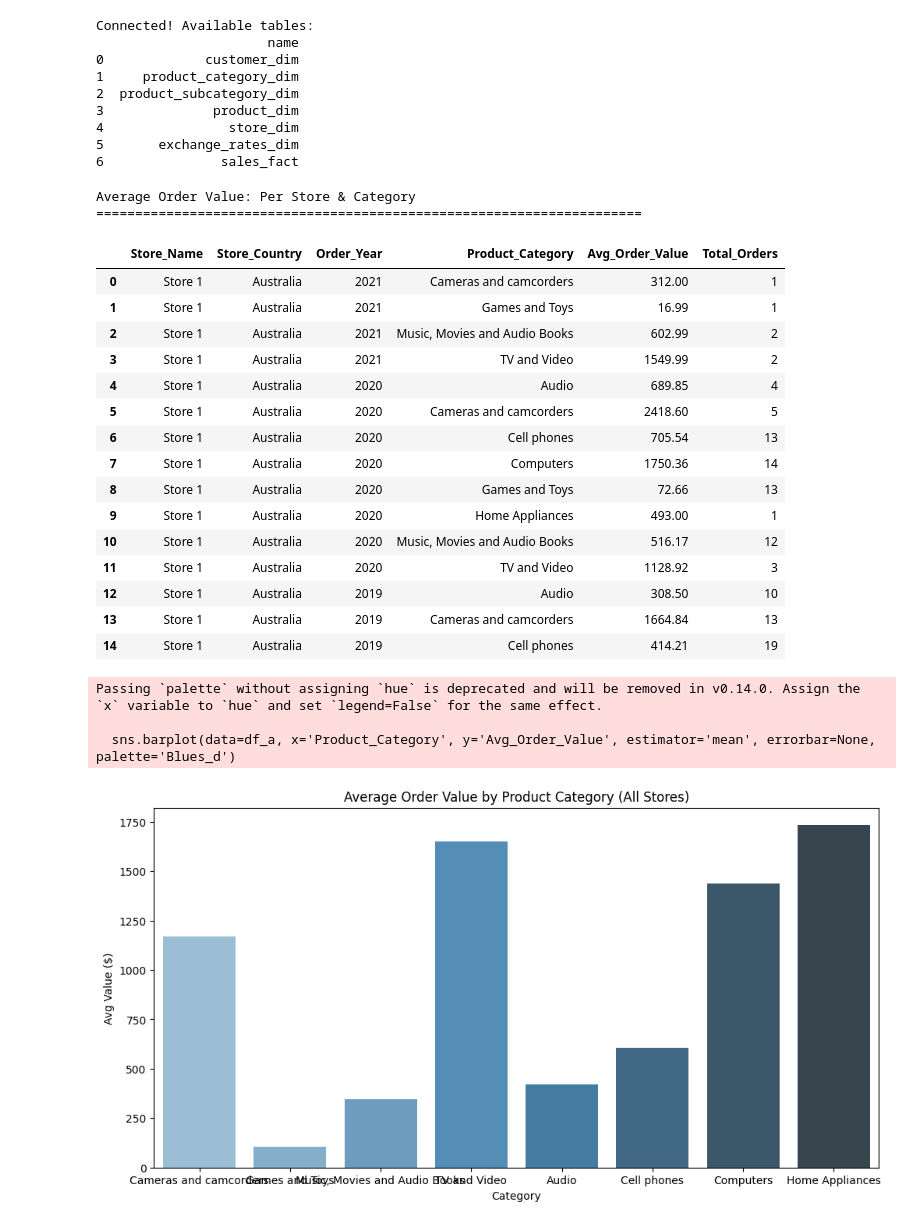
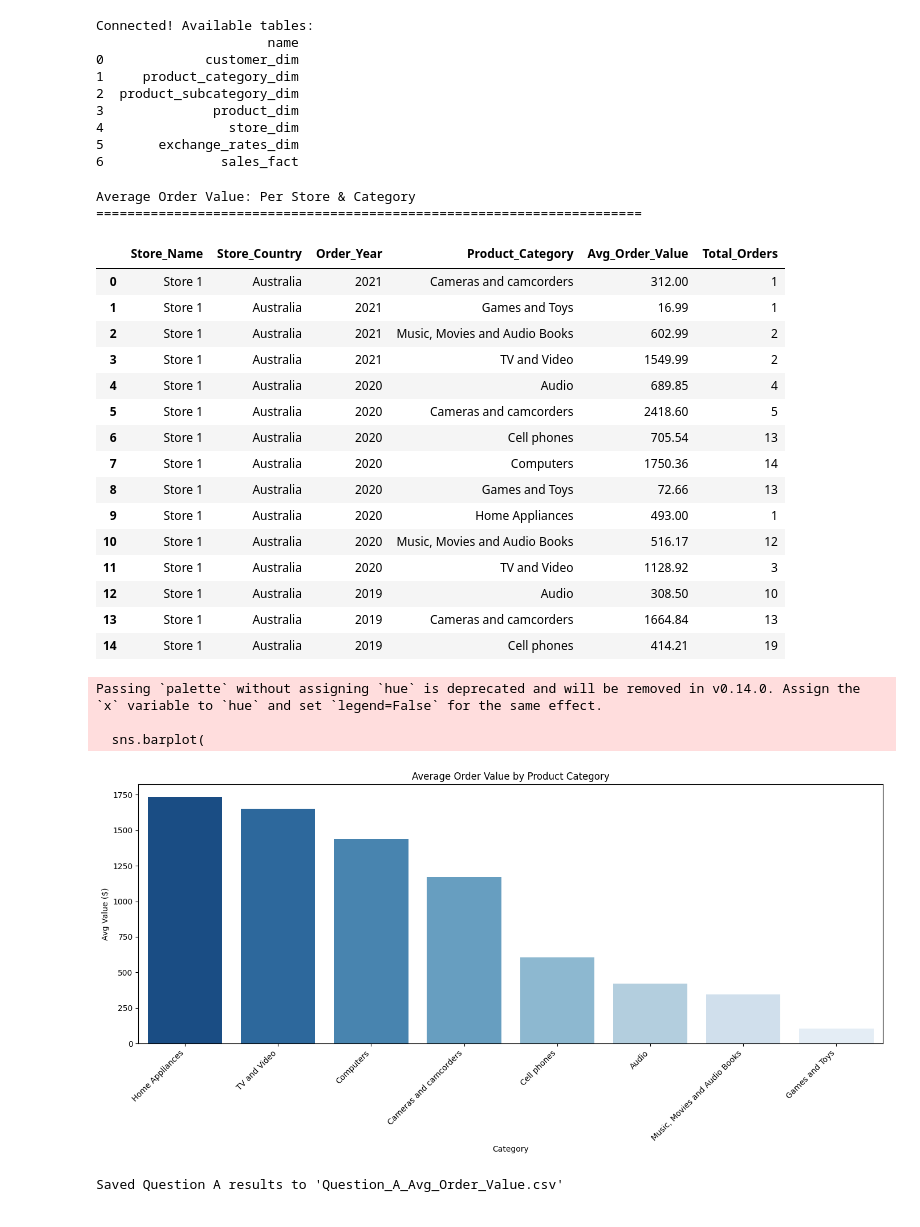
Before and after one commit to mik-chaela/DWBI-Final-Project, a Jupyter notebook: notebooks/analysis.ipynb, the cells around one changed output. Drawn from its saved outputs; the diff is of its cells as text; code cells hidden in the pictures.

Commit message:
with query results in csv format

```diff
--- a/notebooks/analysis.ipynb
+++ b/notebooks/analysis.ipynb
@@ -46,38 +46,54 @@ df_a = pd.read_sql(query_a, engine)
 print("Average Order Value: Per Store & Category")
 print("=" * 70)
 # Show more rows to verify the granularity
 display(df_a.head(15))
 
 # Visualization: Avg Order Value by Category
-plt.figure(figsize=(12, 6))
-sns.barplot(data=df_a, x='Product_Category', y='Avg_Order_Value', estimator='mean', errorbar=None, palette='Blues_d')
-plt.title('Average Order Value by Product Category (All Stores)')
+plt.figure(figsize=(14, 7))
+order = df_a.groupby('Product_Category')['Avg_Order_Value'].mean().sort_values(ascending=False).index
+sns.barplot(
+    data=df_a,
+    x='Product_Category',
+    y='Avg_Order_Value',
+    order=order,
+    estimator='mean',
+    errorbar=None,
+    palette='Blues_r'
+)
+plt.title('Average Order Value by Product Category')
 plt.ylabel('Avg Value ($)')
 plt.xlabel('Category')
+plt.xticks(rotation=45, ha='right')
+plt.tight_layout()
 plt.show()
+
+# Save results to CSV
+df_a.to_csv('Question_A_Avg_Order_Value.csv', index=False)
+print("Saved Question A results to 'Question_A_Avg_Order_Value.csv'")
 # %% [output]
 Average Order Value: Per Store & Category
 ======================================================================
 |  | Store_Name | Store_Country | Order_Year | Product_Category | Avg_Order_Value | Total_Orders |
 | 0 | Store 1 | Australia | 2021 | Cameras and camcorders | 312.00 | 1 |
 | 1 | Store 1 | Australia | 2021 | Games and Toys | 16.99 | 1 |
 | 2 | Store 1 | Australia | 2021 | Music, Movies and Audio Books | 602.99 | 2 |
 | 3 | Store 1 | Australia | 2021 | TV and Video | 1549.99 | 2 |
 | 4 | Store 1 | Australia | 2020 | Audio | 689.85 | 4 |
 | 5 | Store 1 | Australia | 2020 | Cameras and camcorders | 2418.60 | 5 |
 | 6 | Store 1 | Australia | 2020 | Cell phones | 705.54 | 13 |
 | 7 | Store 1 | Australia | 2020 | Computers | 1750.36 | 14 |
 | 8 | Store 1 | Australia | 2020 | Games and Toys | 72.66 | 13 |
 | 9 | Store 1 | Australia | 2020 | Home Appliances | 493.00 | 1 |
 | 10 | Store 1 | Australia | 2020 | Music, Movies and Audio Books | 516.17 | 12 |
 | 11 | Store 1 | Australia | 2020 | TV and Video | 1128.92 | 3 |
 | 12 | Store 1 | Australia | 2019 | Audio | 308.50 | 10 |
 | 13 | Store 1 | Australia | 2019 | Cameras and camcorders | 1664.84 | 13 |
 | 14 | Store 1 | Australia | 2019 | Cell phones | 414.21 | 19 |
 Passing `palette` without assigning `hue` is deprecated and will be removed in v0.14.0. Assign the `x` variable to `hue` and set `legend=False` for the same effect.
 
-  sns.barplot(data=df_a, x='Product_Category', y='Avg_Order_Value', estimator='mean', errorbar=None, palette='Blues_d')
+  sns.barplot(
-[figure, old version]
+[figure, new version]
+Saved Question A results to 'Question_A_Avg_Order_Value.csv'
 # %%
 # Question B: Average Delivery Time (Days) per Region - Quarterly
 
```
Also changed, not shown: parts of 3 cells of this notebook, 4 other files.
